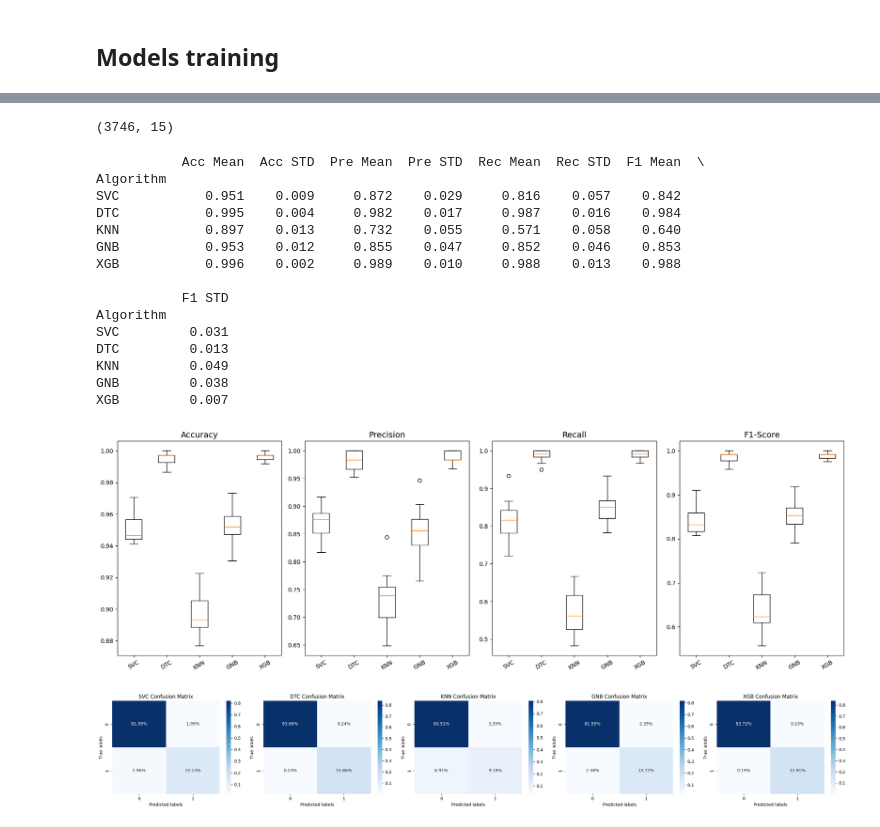
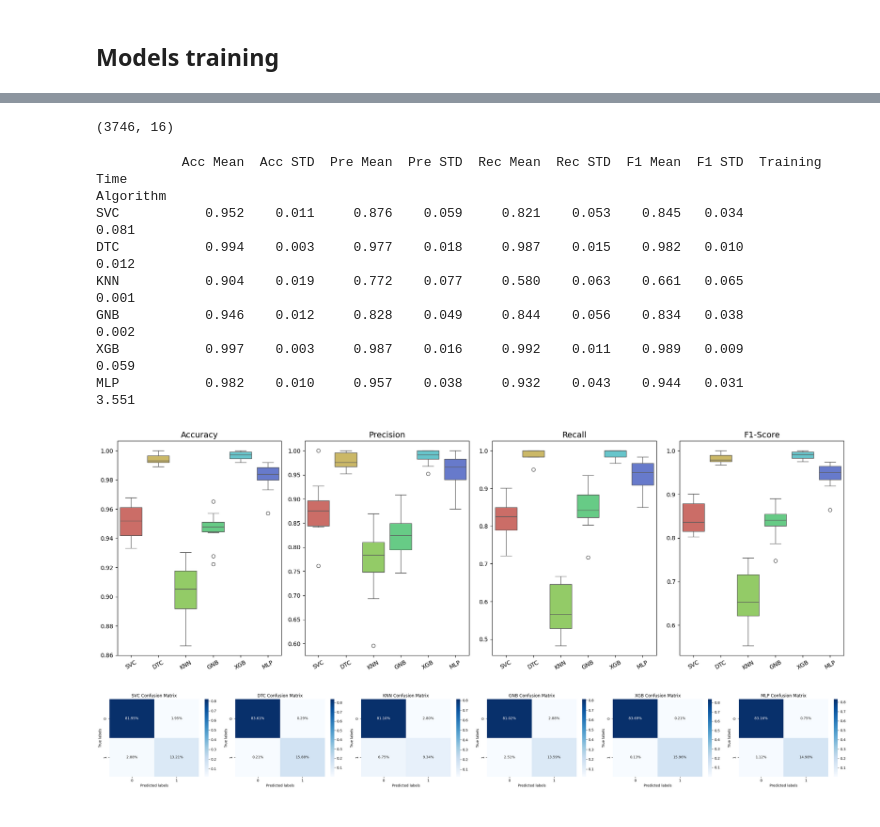
Before and after one commit to Mansur-Mustafin/AI-NASA-asteroids, a Jupyter notebook: test.ipynb, the cells around one changed output, grey strips where cells are left out. Drawn from its saved outputs; the diff is of its cells as text; code cells hidden in the pictures.

```diff
--- a/test.ipynb
+++ b/test.ipynb
@@ -217,23 +146,23 @@ See the caveats in the documentation: https://pandas.pydata.org/pandas-docs/stab
+# %%
+X = df_no_outliers.drop(['Hazardous'], axis=1)
+y = df_no_outliers['Hazardous']
+
+X_train, X_test, y_train, y_test = train_test_split(X, y, test_size=0.2, stratify=y)
 # %%
 numerical_transformer = StandardScaler()
-categorical_transformer = OneHotEncoder(drop='first', sparse_output=False)
 
-# Combine transformers for specific columns
 preprocessor = ColumnTransformer([
-    ("num", numerical_transformer, num_features),
-    # ("cat", categorical_transformer, cat_features)
+    ("num", numerical_transformer, X.columns.to_list()),
 ])
 
-# Fit transformers on training data only
 preprocessor.fit(X_train)
 
-# Transform train and test data using fitted transformers
 x_train_transformed = preprocessor.transform(X_train)
 x_test_transformed = preprocessor.transform(X_test)
 
 x_train_transformed.shape
 # %% [output]
-(3746, 15)
+(3746, 16)
 # %%
 def model_evaluation(x, y, models):
 
@@ -316,32 +249,26 @@ def model_evaluation(x, y, models):
     plt.tight_layout()
     plt.show()
 # %%
-nl_models = []
-nl_models.append(('SVC', SVC()))
-nl_models.append(('DTC', DecisionTreeClassifier()))
-nl_models.append(('KNN', KNeighborsClassifier()))
-nl_models.append(('GNB', GaussianNB()))
-nl_models.append(('XGB', XGBClassifier()))
+models = []
+models.append(('SVC', SVC()))
+models.append(('DTC', DecisionTreeClassifier()))
+models.append(('KNN', KNeighborsClassifier()))
+models.append(('GNB', GaussianNB()))
+models.append(('XGB', XGBClassifier()))
+models.append(('MLP', MLPClassifier()))
 
-model_evaluation(x_train_transformed, y_train, nl_models)
+model_evaluation(x_train_transformed, y_train, models)
 # %% [output]
-           Acc Mean  Acc STD  Pre Mean  Pre STD  Rec Mean  Rec STD  F1 Mean  \
+           Acc Mean  Acc STD  Pre Mean  Pre STD  Rec Mean  Rec STD  F1 Mean  F1 STD  Training Time
 Algorithm
-SVC           0.951    0.009     0.872    0.029     0.816    0.057    0.842
-DTC           0.995    0.004     0.982    0.017     0.987    0.016    0.984
-KNN           0.897    0.013     0.732    0.055     0.571    0.058    0.640
-GNB           0.953    0.012     0.855    0.047     0.852    0.046    0.853
-XGB           0.996    0.002     0.989    0.010     0.988    0.013    0.988
-
-           F1 STD
-Algorithm
-SVC         0.031
-DTC         0.013
-KNN         0.049
-GNB         0.038
-XGB         0.007
+SVC           0.952    0.011     0.876    0.059     0.821    0.053    0.845   0.034          0.081
+DTC           0.994    0.003     0.977    0.018     0.987    0.015    0.982   0.010          0.012
+KNN           0.904    0.019     0.772    0.077     0.580    0.063    0.661   0.065          0.001
+GNB           0.946    0.012     0.828    0.049     0.844    0.056    0.834   0.038          0.002
+XGB           0.997    0.003     0.987    0.016     0.992    0.011    0.989   0.009          0.059
+MLP           0.982    0.010     0.957    0.038     0.932    0.043    0.944   0.031          3.551
-[figure, old version]
+[figure, new version]
-[figure, old version]
+[figure, new version]
 # %%
 ens_models = []
 ens_models.append(('RFC', RandomForestClassifier()))
```
Also changed, not shown: parts of 11 cells of this notebook, 11 other files.
